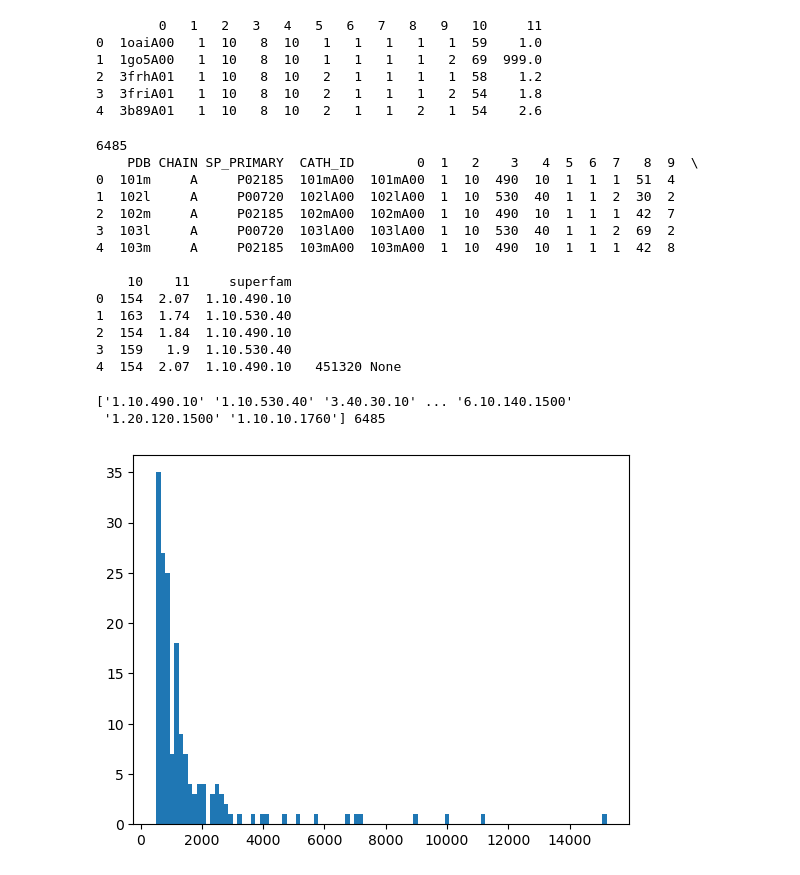
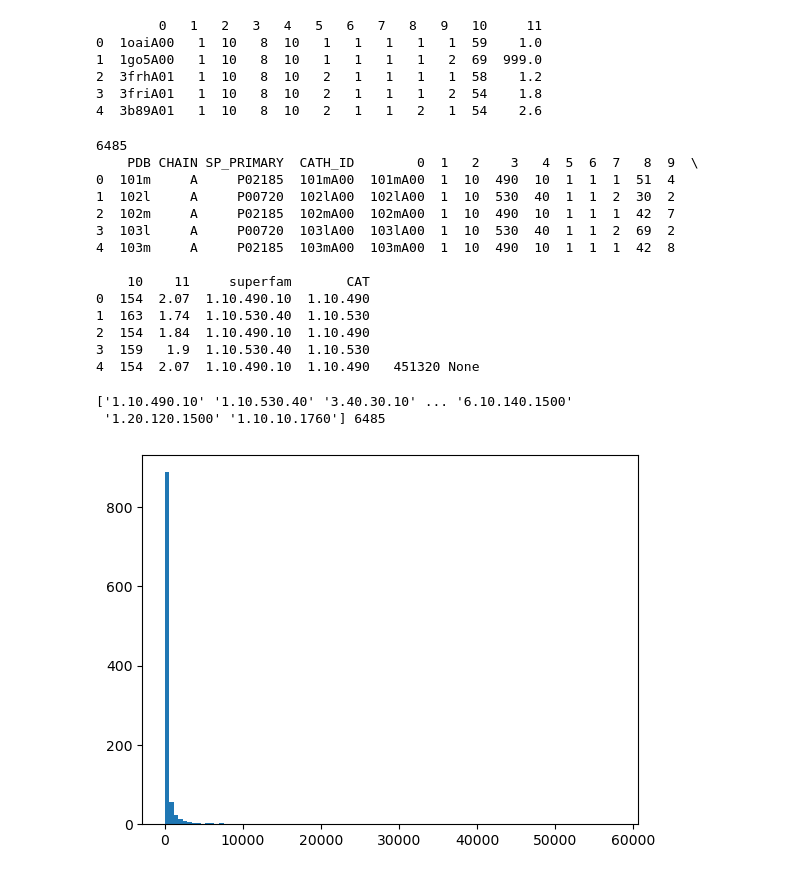
Before and after one commit to DessimozLab/fold_tree, a Jupyter notebook: notebooks/prepareCATH.ipynb, the cells around one changed output. Drawn from its saved outputs; the diff is of its cells as text; code cells hidden in the pictures.

Commit message:
updating graphs

```diff
--- a/notebooks/prepareCATH.ipynb
+++ b/notebooks/prepareCATH.ipynb
@@ -25,6 +22,7 @@ print(domain_df.head())
 #change the type to string
 domain_df = domain_df.astype(str)
 domain_df['superfam'] = domain_df[[1,2,3,4]].apply(lambda x : '.'.join(x), axis = 1)
+domain_df['CAT'] = domain_df[[1,2,3]].apply(lambda x : '.'.join(x), axis = 1)
 # %%
 siftsdf = pd.read_csv('../CATH_data/pdb_chain_cath_uniprot.csv', header=1 )
 # %%
@@ -41,25 +39,23 @@ print(siftsdf.head(), len(siftsdf) , print(len(siftsdf.superfam.unique())))
 3  103l     A     P00720  103lA00  103lA00  1  10  530  40  1  1  2  69  2
 4  103m     A     P02185  103mA00  103mA00  1  10  490  10  1  1  1  42  8
 
-    10    11     superfam
-0  154  2.07  1.10.490.10
-1  163  1.74  1.10.530.40
-2  154  1.84  1.10.490.10
-3  159   1.9  1.10.530.40
-4  154  2.07  1.10.490.10   451320 None
+    10    11     superfam       CAT
+0  154  2.07  1.10.490.10  1.10.490
+1  163  1.74  1.10.530.40  1.10.530
+2  154  1.84  1.10.490.10  1.10.490
+3  159   1.9  1.10.530.40  1.10.530
+4  154  2.07  1.10.490.10  1.10.490   451320 None
 # %%
 from matplotlib import pyplot as plt
 print(siftsdf.superfam.unique(),len(siftsdf.superfam.unique()))
 #make a histogram of the superfam counts
-famsizes = siftsdf.superfam.value_counts().to_numpy()
-
-
+famsizes = siftsdf.CAT.value_counts().to_numpy()
 plt.hist( famsizes[famsizes>10] , bins = 100)
 plt.show()
 # %% [output]
 ['1.10.490.10' '1.10.530.40' '3.40.30.10' ... '6.10.140.1500'
  '1.20.120.1500' '1.10.10.1760'] 6485
-[figure, old version]
+[figure, new version]
 # %%
 from src import AFDB_tools
 import os
```
Also changed, not shown: parts of 6 cells of this notebook, 7 other files.
